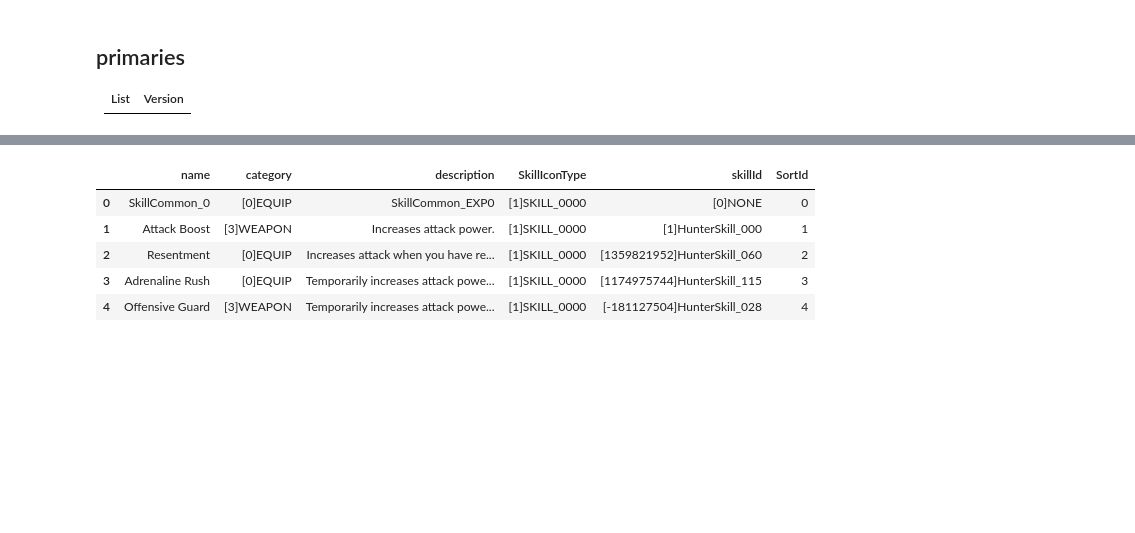
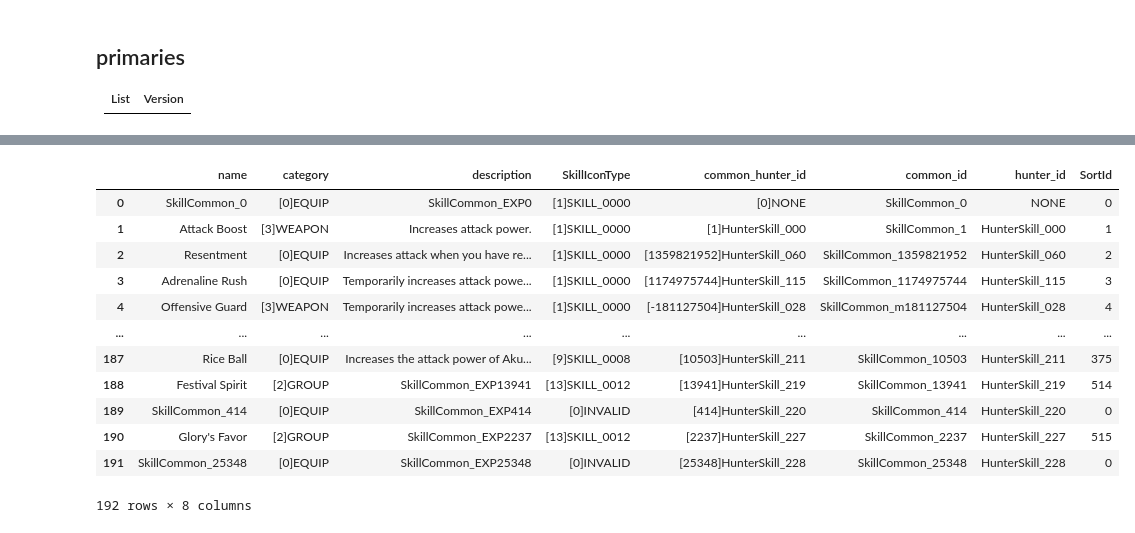
Before and after one commit to NoswalDev/MHRice_Wrangler, a Jupyter notebook: MHWilds_Skills.ipynb, the cells around one changed output, grey strips where cells are left out. Saved outputs shown, nothing was run; the diff lists cells and outputs as text; code cells hidden in the pictures; blank space fills up the shorter version.

Commit message:
Skills done for now. Will find more in armors maybe.

```diff
--- a/MHWilds_Skills.ipynb
+++ b/MHWilds_Skills.ipynb
@@ -189,33 +239,45 @@ natives/STM/GameDesign/Common/Equip/SkillCommonData.user.3.json
 # %%
 url = 'https://raw.githubusercontent.com/dtlnor/MHWs-in-json/refs/heads/main/natives/STM/GameDesign/Common/Equip/SkillCommonData.user.3.json'
 
 with urllib.request.urlopen(url) as page:
     raw = json.load(page)
 df = pd.json_normalize(raw, record_path=['app.user_data.SkillCommonData', '_Values'])
 df.columns = df.columns.str.replace('app.user_data.SkillCommonData.cData._','')
 
 #split ids
-df['hunter_skill_id'] = df['skillId'].str.extract(r'^(?:.*_)(\d+)$')
-df['skill_common_id'] = df['skillId'].str.extract(r'\[(.*?)\]')
+# df['hs_id'] = df['skillId'].str.extract(r'^(?:.*_)(\d+)$')
+df['hunter_id'] = df['skillId'].str.extract(r'^\[[^]]+\](.*)$')
+df['common_id'] = 'SkillCommon_' + df['skillId'].str.extract(r'\[(.*?)\]')
+df['common_id'] = df['common_id'].str.replace('-','m')
 
-df['skillName'] = df['skillName'].replace(dict_common_names)
-df['skillExplain'] = df['skillExplain'].replace(dict_common_desc)
+df['skillName'] = df['skillName'].replace(dict_common_guid_names)
+df['skillExplain'] = df['skillExplain'].replace(dict_common_guid_desc)
 
-df.rename(columns={'skillName':'name','skillExplain':'description', 'skillCategory':'category'}, inplace=True)
+df_common_skills = df[['skillName','skillCategory','skillExplain','SkillIconType','skillId','common_id','hunter_id','SortId']].copy()
+df.reset_index(drop=True, inplace=True)
 
-# df_skill_common_types = df[['name','category','description','SkillIconType','hunter_skill_id','skill_common_id','SortId']].copy()
-df_skill_common_types = df[['name','category','description','SkillIconType','skillId','SortId']].copy()
+df_common_skills.rename(columns={'skillName':'name',
+                   'skillExplain':'description',
+                   'skillCategory':'category',
+                   'skillId':'common_hunter_id'}, inplace=True)
 
 #dicts
-dict_hunter_skill_common = dict(zip(df['skillId'],df['name']))
+dict_common_hunter_name = dict(zip(df_common_skills['common_hunter_id'],df_common_skills['name']))
 
-df_skill_common_types.head()
-# df.to_excel('common skill common.xlsx')
+df_common_skills
+# df_common_skills.to_excel('common_skills.xlsx')
 # %% [output]
-|  | name | category | description | SkillIconType | skillId | SortId |
-| 0 | SkillCommon_0 | [0]EQUIP | SkillCommon_EXP0 | [1]SKILL_0000 | [0]NONE | 0 |
-| 1 | Attack Boost | [3]WEAPON | Increases attack power. | [1]SKILL_0000 | [1]HunterSkill_000 | 1 |
-| 2 | Resentment | [0]EQUIP | Increases attack when you have re... | [1]SKILL_0000 | [1359821952]HunterSkill_060 | 2 |
-| 3 | Adrenaline Rush | [0]EQUIP | Temporarily increases attack powe... | [1]SKILL_0000 | [1174975744]HunterSkill_115 | 3 |
-| 4 | Offensive Guard | [3]WEAPON | Temporarily increases attack powe... | [1]SKILL_0000 | [-181127504]HunterSkill_028 | 4 |
+|  | name | category | description | SkillIconType | common_hunter_id | common_id | hunter_id | SortId |
+| 0 | SkillCommon_0 | [0]EQUIP | SkillCommon_EXP0 | [1]SKILL_0000 | [0]NONE | SkillCommon_0 | NONE | 0 |
+| 1 | Attack Boost | [3]WEAPON | Increases attack power. | [1]SKILL_0000 | [1]HunterSkill_000 | SkillCommon_1 | HunterSkill_000 | 1 |
+| 2 | Resentment | [0]EQUIP | Increases attack when you have re... | [1]SKILL_0000 | [1359821952]HunterSkill_060 | SkillCommon_1359821952 | HunterSkill_060 | 2 |
+| 3 | Adrenaline Rush | [0]EQUIP | Temporarily increases attack powe... | [1]SKILL_0000 | [1174975744]HunterSkill_115 | SkillCommon_1174975744 | HunterSkill_115 | 3 |
+| 4 | Offensive Guard | [3]WEAPON | Temporarily increases attack powe... | [1]SKILL_0000 | [-181127504]HunterSkill_028 | SkillCommon_m181127504 | HunterSkill_028 | 4 |
+| ... | ... | ... | ... | ... | ... | ... | ... | ... |
+| 187 | Rice Ball | [0]EQUIP | Increases the attack power of Aku... | [9]SKILL_0008 | [10503]HunterSkill_211 | SkillCommon_10503 | HunterSkill_211 | 375 |
+| 188 | Festival Spirit | [2]GROUP | SkillCommon_EXP13941 | [13]SKILL_0012 | [13941]HunterSkill_219 | SkillCommon_13941 | HunterSkill_219 | 514 |
+| 189 | SkillCommon_414 | [0]EQUIP | SkillCommon_EXP414 | [0]INVALID | [414]HunterSkill_220 | SkillCommon_414 | HunterSkill_220 | 0 |
+| 190 | Glory's Favor | [2]GROUP | SkillCommon_EXP2237 | [13]SKILL_0012 | [2237]HunterSkill_227 | SkillCommon_2237 | HunterSkill_227 | 515 |
+| 191 | SkillCommon_25348 | [0]EQUIP | SkillCommon_EXP25348 | [0]INVALID | [25348]HunterSkill_228 | SkillCommon_25348 | HunterSkill_228 | 0 |
+192 rows × 8 columns
 # %% [markdown]
```
Also changed, not shown: parts of 13 cells of this notebook.
